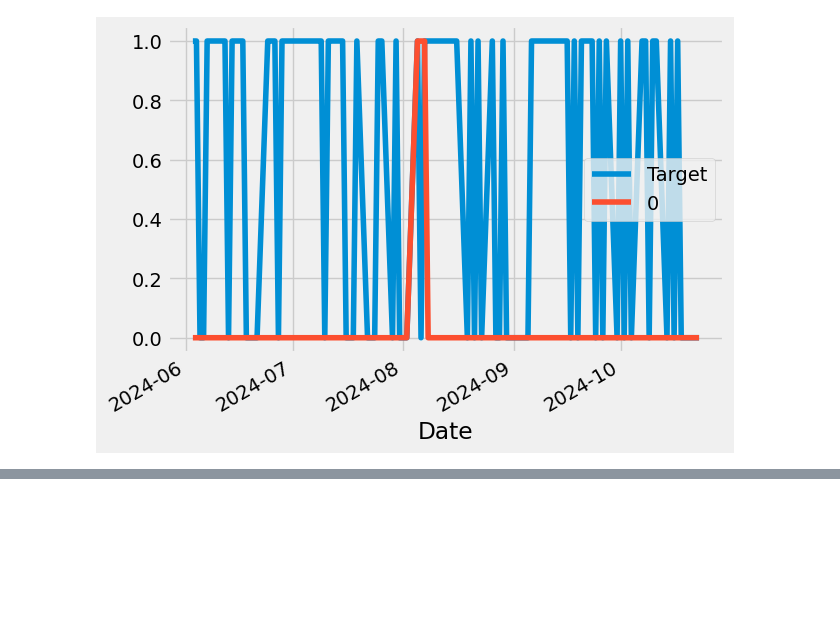
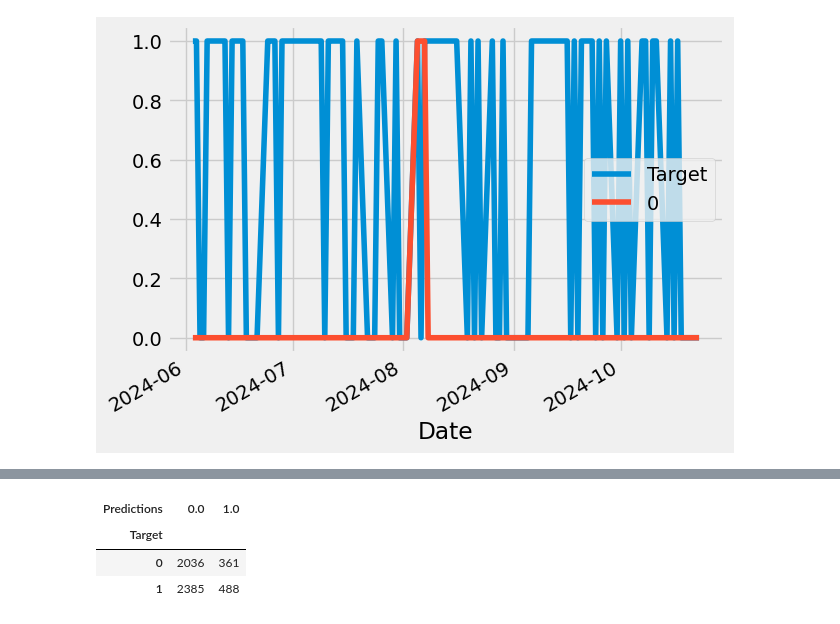
Before and after one commit to singularity-htmagarh/202404_Project_01, a Jupyter notebook: stock_price_prediction.ipynb, the cells around one changed output, grey strips where cells are left out. Drawn from its saved outputs; the diff is of its cells as text; code cells hidden in the pictures; blank space fills up the shorter version.

```diff
--- a/stock_price_prediction.ipynb
+++ b/stock_price_prediction.ipynb
@@ -100,7 +100,7 @@ def predict(train, test, predictors, model):
     model.fit(train[predictors], train['Target'])
     preds=model.predict(test[predictors])
     preds=pd.Series(preds, index=test.index, name="Predictions")
-    combined =pd.conact([test['Target'],preds],axis=1)
+    combined =pd.concat([test['Target'],preds],axis=1)
     return combined
 
 def backtest(data, model, predictors, start=2500, step=250):
@@ -157,0 +177,13 @@ predictions
+# %%
+# prompt: Using dataframe predictions: create a contingency table for the target vs prediction
+
+# Create a contingency table (cross-tabulation) of Target vs Predictions
+contingency_table = pd.crosstab(predictions['Target'], predictions['Predictions'])
+
+# Display the contingency table
+contingency_table
+# %% [output]
+| Predictions | 0.0 | 1.0 |
+| Target |  |  |
+| 0 | 2036 | 361 |
+| 1 | 2385 | 488 |
```
Also changed, not shown: parts of 2 cells of this notebook.
